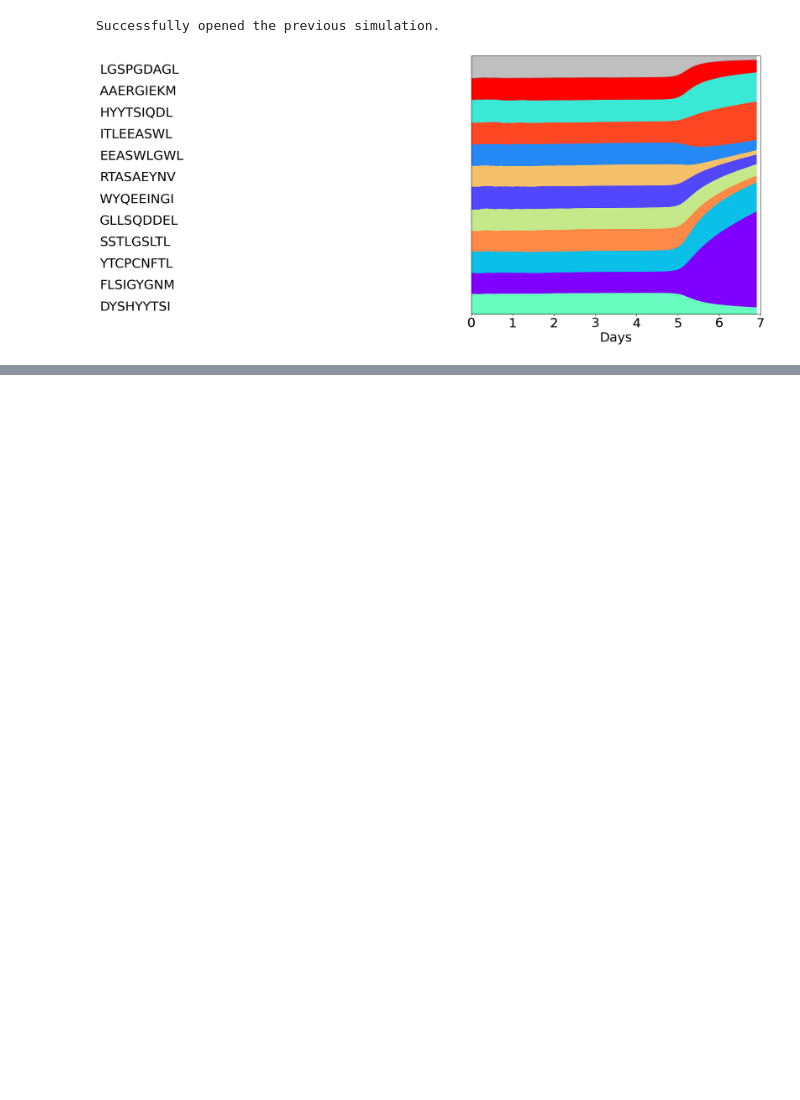
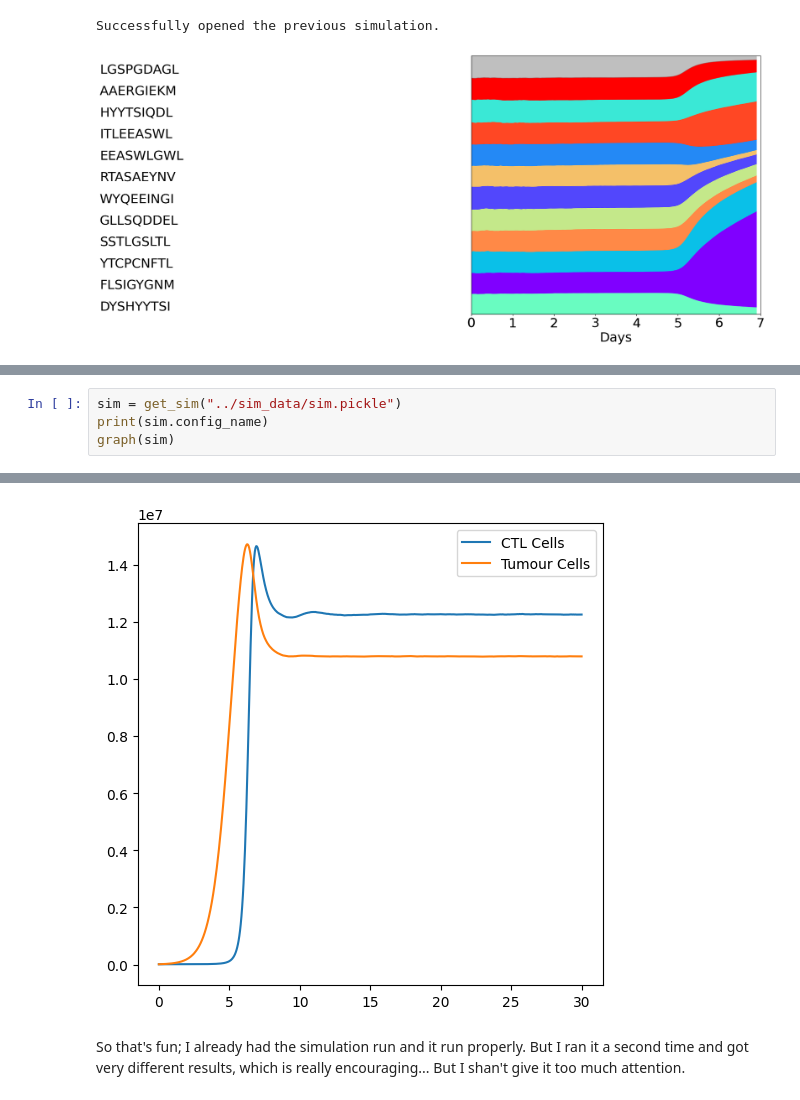
Before and after one commit to alienmist325/tumour_immune_interactions, a Jupyter notebook: sim/graphing.ipynb, the cells around one changed output, grey strips where cells are left out. Drawn from its saved outputs; the diff is of its cells as text; blank space fills up the shorter version.

```diff
--- a/sim/graphing.ipynb
+++ b/sim/graphing.ipynb
@@ -290,0 +304,5 @@ Successfully opened the previous simulation.
+# %%
+sim = get_sim("../sim_data/sim.pickle")
+print(sim.config_name)
+graph(sim)
+# %% [output]
@@ -290,0 +312,3 @@ Successfully opened the previous simulation.
+[figure, added]
+# %% [markdown]
+So that's fun; I already had the simulation run and it run properly. But I ran it a second time and got very different results, which is really encouraging... But I shan't give it too much attention.
```
Also changed, not shown: parts of 2 cells of this notebook, 34 other files.
